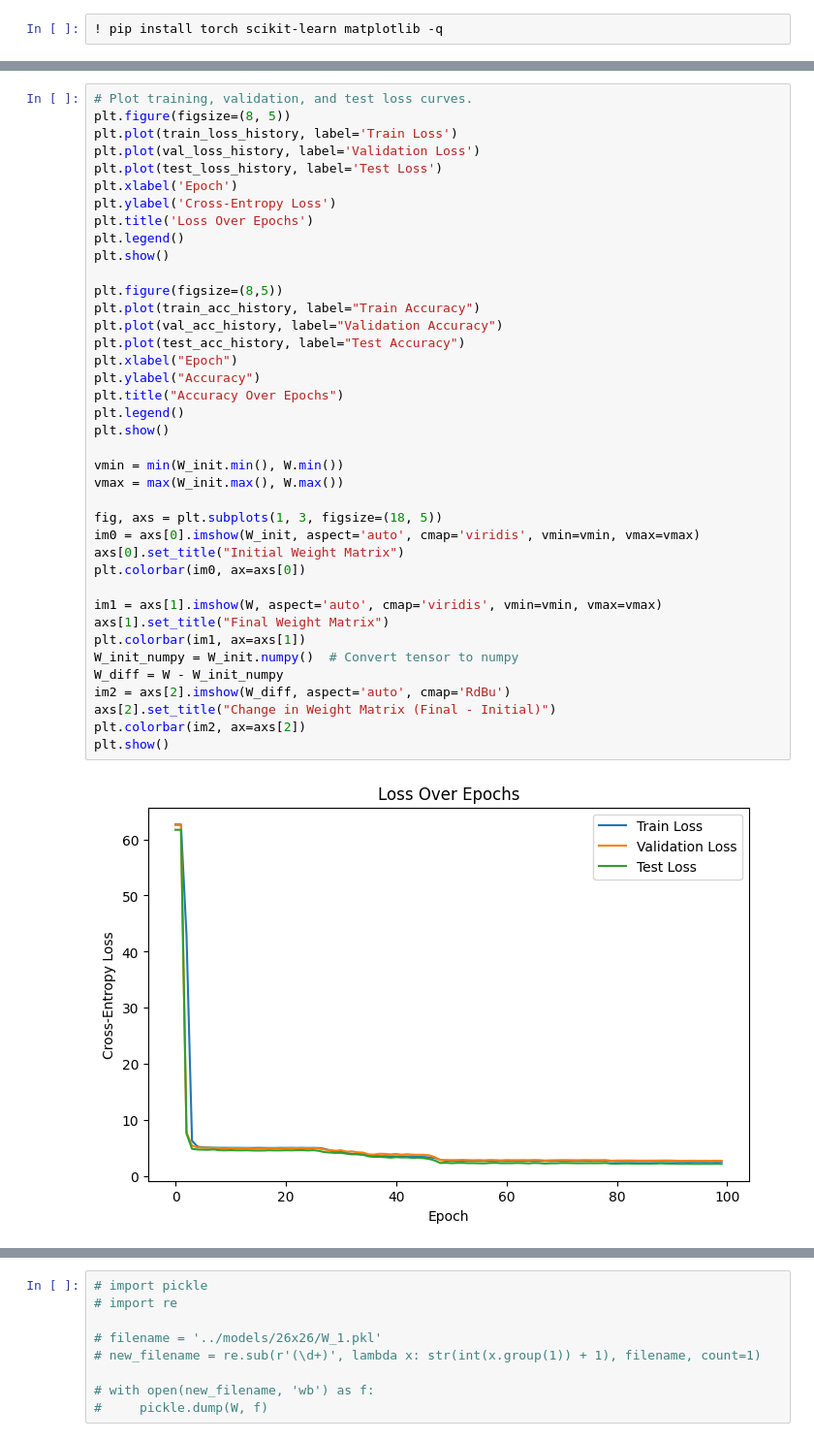
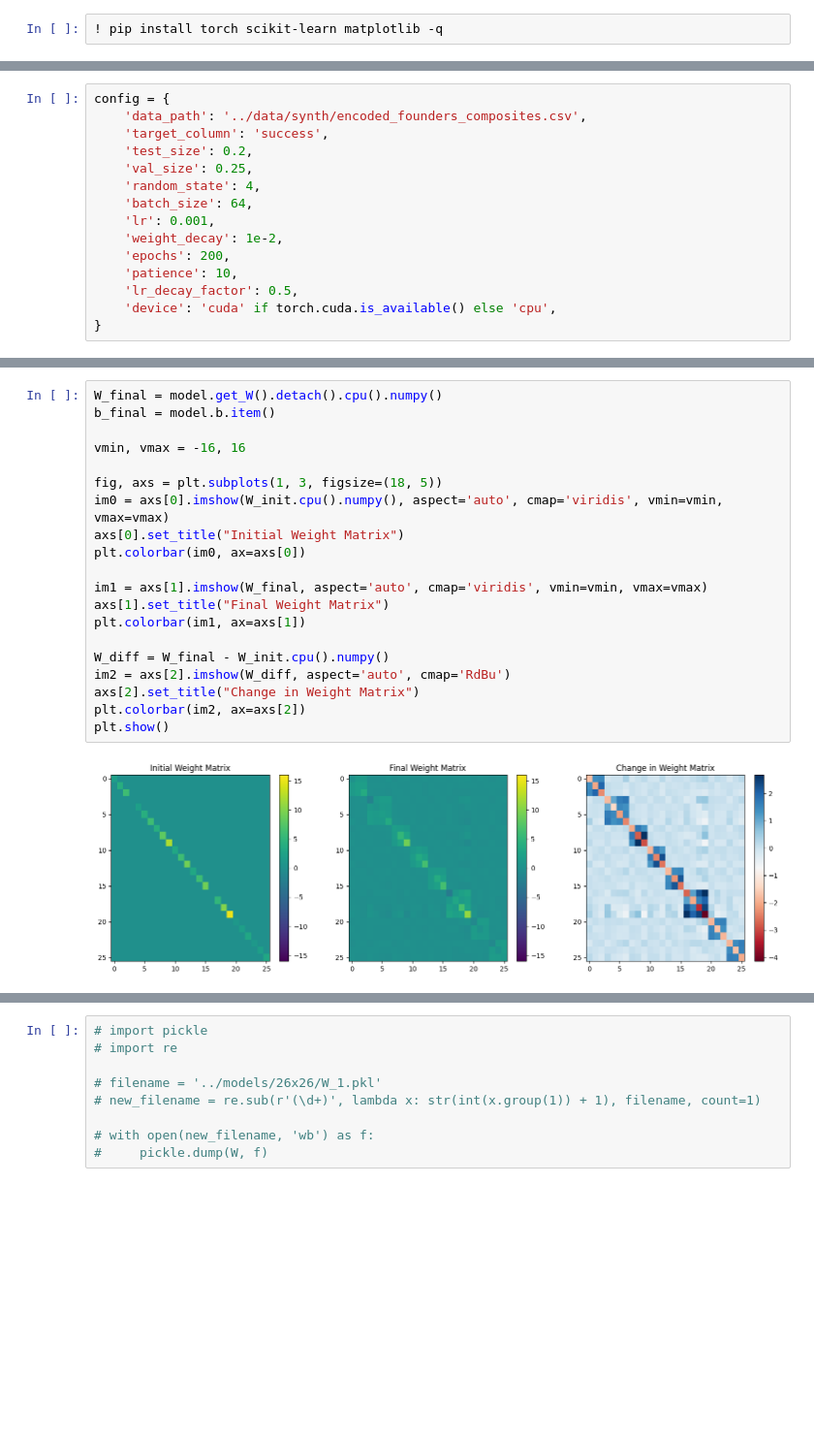
Before and after one commit to vireshpati/founder-rank, a Jupyter notebook: notebooks/model.ipynb, the cells around one changed output, grey strips where cells are left out. Shown at 97% size. Drawn from its saved outputs; the diff is of its cells as text; blank space fills up the shorter version.

```diff
--- a/notebooks/model.ipynb
+++ b/notebooks/model.ipynb
@@ -161,0 +26,15 @@ Epoch 90: Train Loss = 2.6625, Val Loss = 2.8147, Test Loss = 2.2546, Train Acc
+# %%
+config = {
+    'data_path': '../data/synth/encoded_founders_composites.csv',
+    'target_column': 'success',
+    'test_size': 0.2,
+    'val_size': 0.25,
+    'random_state': 4,
+    'batch_size': 64,
+    'lr': 0.001,
+    'weight_decay': 1e-2,
+    'epochs': 200,
+    'patience': 10,
+    'lr_decay_factor': 0.5,
+    'device': 'cuda' if torch.cuda.is_available() else 'cpu',
+}
@@ -162,41 +302,22 @@ Epoch 90: Train Loss = 2.6625, Val Loss = 2.8147, Test Loss = 2.2546, Train Acc
 # %%
-# Plot training, validation, and test loss curves.
-plt.figure(figsize=(8, 5))
-plt.plot(train_loss_history, label='Train Loss')
-plt.plot(val_loss_history, label='Validation Loss')
-plt.plot(test_loss_history, label='Test Loss')
-plt.xlabel('Epoch')
-plt.ylabel('Cross-Entropy Loss')
-plt.title('Loss Over Epochs')
-plt.legend()
-plt.show()
+W_final = model.get_W().detach().cpu().numpy()
+b_final = model.b.item()
 
-plt.figure(figsize=(8,5))
-plt.plot(train_acc_history, label="Train Accuracy")
-plt.plot(val_acc_history, label="Validation Accuracy")
-plt.plot(test_acc_history, label="Test Accuracy")
-plt.xlabel("Epoch")
-plt.ylabel("Accuracy")
-plt.title("Accuracy Over Epochs")
-plt.legend()
-plt.show()
-
-vmin = min(W_init.min(), W.min())
-vmax = max(W_init.max(), W.max())
+vmin, vmax = -16, 16
 
 fig, axs = plt.subplots(1, 3, figsize=(18, 5))
-im0 = axs[0].imshow(W_init, aspect='auto', cmap='viridis', vmin=vmin, vmax=vmax)
+im0 = axs[0].imshow(W_init.cpu().numpy(), aspect='auto', cmap='viridis', vmin=vmin, vmax=vmax)
 axs[0].set_title("Initial Weight Matrix")
 plt.colorbar(im0, ax=axs[0])
 
-im1 = axs[1].imshow(W, aspect='auto', cmap='viridis', vmin=vmin, vmax=vmax)
+im1 = axs[1].imshow(W_final, aspect='auto', cmap='viridis', vmin=vmin, vmax=vmax)
 axs[1].set_title("Final Weight Matrix")
 plt.colorbar(im1, ax=axs[1])
-W_init_numpy = W_init.numpy()  # Convert tensor to numpy
-W_diff = W - W_init_numpy
+
+W_diff = W_final - W_init.cpu().numpy()
 im2 = axs[2].imshow(W_diff, aspect='auto', cmap='RdBu')
-axs[2].set_title("Change in Weight Matrix (Final - Initial)")
+axs[2].set_title("Change in Weight Matrix")
 plt.colorbar(im2, ax=axs[2])
 plt.show()
 # %% [output]
-[figure, old version]
+[figure, new version]
```
Also changed, not shown: parts of 17 cells of this notebook, 8 other files.
